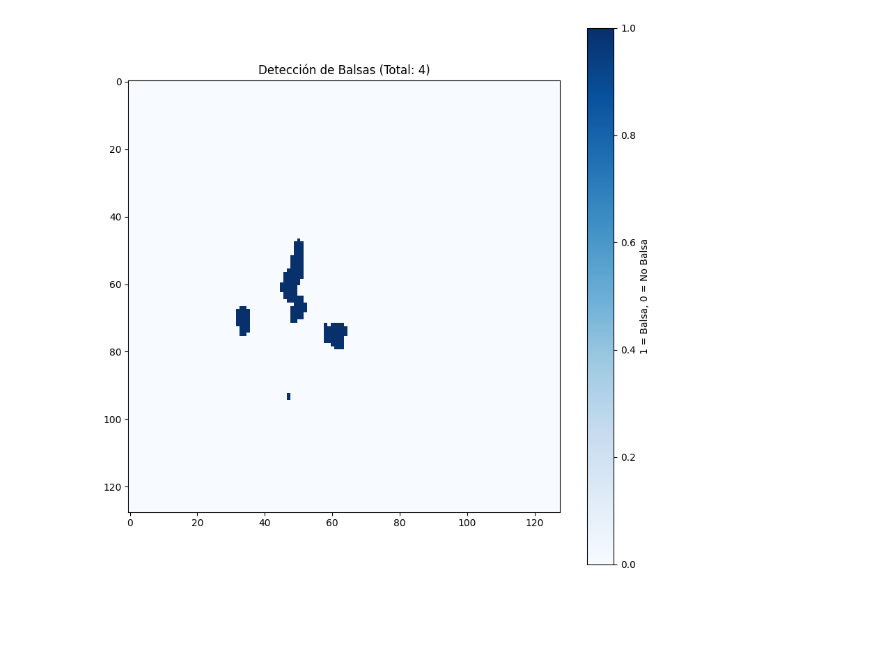
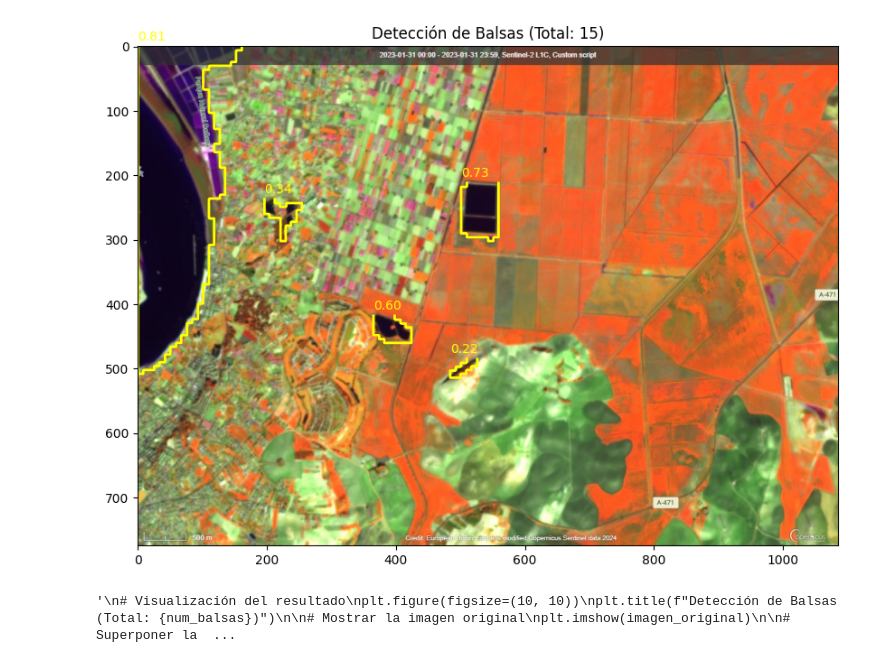
Before and after one commit to Pablobm3/Detector-de-Balsas, a Jupyter notebook: pruebaUnet.ipynb, the cells around one changed output. Saved outputs shown, nothing was run; the diff lists cells and outputs as text; code cells hidden in the pictures; blank space fills up the shorter version.

```diff
--- a/pruebaUnet.ipynb
+++ b/pruebaUnet.ipynb
@@ -209,5 +210,14 @@ Epoch 20/20
 # %%
-modelo_unet.save('/content/drive/MyDrive/imagenes_balsas/modelos/modelo_unet.keras')
+from tensorflow import keras
+from scipy.ndimage import label
+import matplotlib.pyplot as plt
+import numpy as np
+from PIL import Image
+import cv2
+
+#modelo_unet.save('/content/drive/MyDrive/imagenes_balsas/modelos/1.0modelo_unet.keras')
+
+modelo_cargado = keras.models.load_model('/content/drive/MyDrive/imagenes_balsas/modelos/1.0modelo_unet.keras')
 
 # Función para clasificar una nueva imagen
 def clasificar_imagen_unet(imagen_path, modelo, size=(128, 128)):
@@ -219,20 +229,70 @@ def clasificar_imagen_unet(imagen_path, modelo, size=(128, 128)):
 
 
 # Clasificación de imagen de prueba
-imagen_prueba = "/content/drive/MyDrive/imagenes_balsas/Balsa27.jpg"
-clasificacion = clasificar_imagen_unet(imagen_prueba, modelo_unet)
+imagen_prueba = "/content/drive/MyDrive/imagenes_balsas/Balsa8.jpg"
+clasificacion = clasificar_imagen_unet(imagen_prueba, modelo_cargado)
 clasificacion_binaria = (clasificacion > 0.1).astype(np.uint8)
 
 
 estructura = np.ones((3, 3), dtype=int)
 marcado, num_balsas = label(clasificacion_binaria, structure=estructura)
 
+# Obtener dimensiones de la imagen original
+imagen_original = Image.open(imagen_prueba)
+ancho_original, alto_original = imagen_original.size
 
+# Redimensionar la predicción a las dimensiones originales
+clasificacion_redimensionada = cv2.resize(clasificacion_binaria, (ancho_original, alto_original), interpolation=cv2.INTER_NEAREST)
+
+# Encontrar contornos en la predicción redimensionada
+contornos, _ = cv2.findContours(clasificacion_redimensionada, cv2.RETR_EXTERNAL, cv2.CHAIN_APPROX_SIMPLE)
 
 # Visualización del resultado
 plt.figure(figsize=(10, 10))
 plt.title(f"Detección de Balsas (Total: {num_balsas})")
-plt.imshow(clasificacion_binaria, cmap="Blues")
+
+# Mostrar la imagen original
+plt.imshow(imagen_original)
+
+# Dibujar contornos y bounding boxes en amarillo
+for contorno in contornos:
+    # Dibujar contorno
+    #plt.plot(contorno[:, 0, 0], contorno[:, 0, 1], color='yellow', linewidth=2)
+
+     # Calcular la probabilidad promedio dentro del contorno
+    mascara = np.zeros_like(clasificacion_redimensionada, dtype=np.uint8)
+    cv2.drawContours(mascara, [contorno], -1, 255, -1)
+
+    # Redimensionar clasificacion para que coincida con la máscara
+    clasificacion_resized = cv2.resize(clasificacion, (clasificacion_redimensionada.shape[1], clasificacion_redimensionada.shape[0]))
+
+    probabilidad_promedio = np.mean(clasificacion_resized[mascara == 255])
+
+     # Mostrar solo si la probabilidad es mayor a 0.2 (20%)
+    if probabilidad_promedio > 0.2:
+          # Dibujar contorno
+          plt.plot(contorno[:, 0, 0], contorno[:, 0, 1], color='yellow', linewidth=2)
+
+          # Mostrar la probabilidad como texto
+          x, y, w, h = cv2.boundingRect(contorno)
+          plt.text(x, y - 10, f"{probabilidad_promedio:.2f}", color='yellow', fontsize=10)
+
+
+
+plt.show()
+
+
+"""
+# Visualización del resultado
+plt.figure(figsize=(10, 10))
+plt.title(f"Detección de Balsas (Total: {num_balsas})")
+
+# Mostrar la imagen original
+plt.imshow(imagen_original)
+
+# Superponer la predicción redimensionada con transparencia
+plt.imshow(clasificacion_redimensionada, cmap="gist_heat", alpha=0.6)
+
 plt.colorbar(label="1 = Balsa, 0 = No Balsa")
-plt.show()
+plt.show()"""
 # %% [output]
@@ -240 +300,2 @@ plt.show()
-[figure, old version]
+[figure, new version]
+'\n# Visualización del resultado\nplt.figure(figsize=(10, 10))\nplt.title(f"Detección de Balsas (Total: {num_balsas})")\n\n# Mostrar la imagen original\nplt.imshow(imagen_original)\n\n# Superponer la  ...
```
Also changed, not shown: parts of 3 cells of this notebook.
